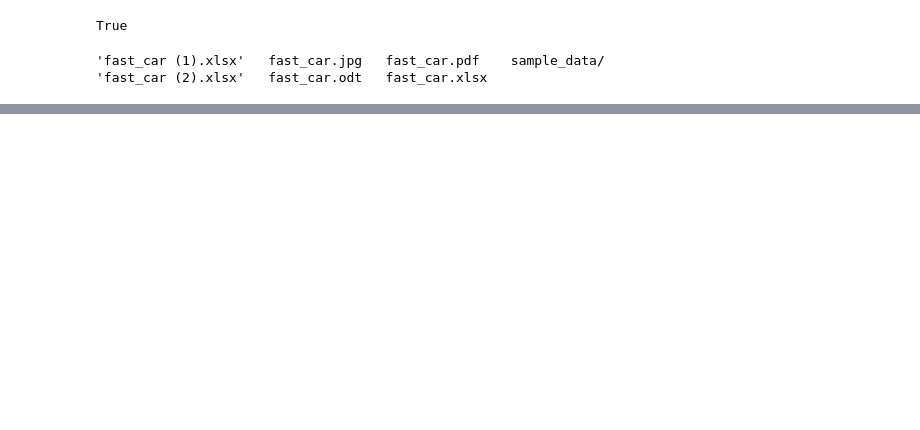
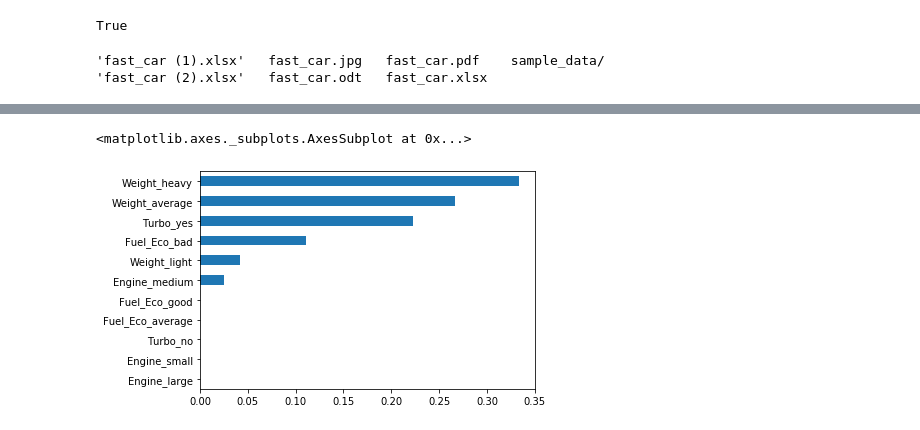
Before and after one commit to patlollalak/Laxma_projects, a Jupyter notebook: decisionTree_fast_car.ipynb, the cells around one changed output, grey strips where cells are left out. Saved outputs shown, nothing was run; the diff lists cells and outputs as text; code cells hidden in the pictures; blank space fills up the shorter version.

```diff
--- a/decisionTree_fast_car.ipynb
+++ b/decisionTree_fast_car.ipynb
@@ -188,0 +205,8 @@ ls
+# %%
+feam=dt_gini.feature_importances_
+feam_im=pd.Series(feam,index=x.columns)
+# %%
+feam_im.sort_values().plot('barh')
+# %% [output]
+<matplotlib.axes._subplots.AxesSubplot at 0x...>
+[figure, added]
```
Also changed, not shown: parts of 7 cells of this notebook.
